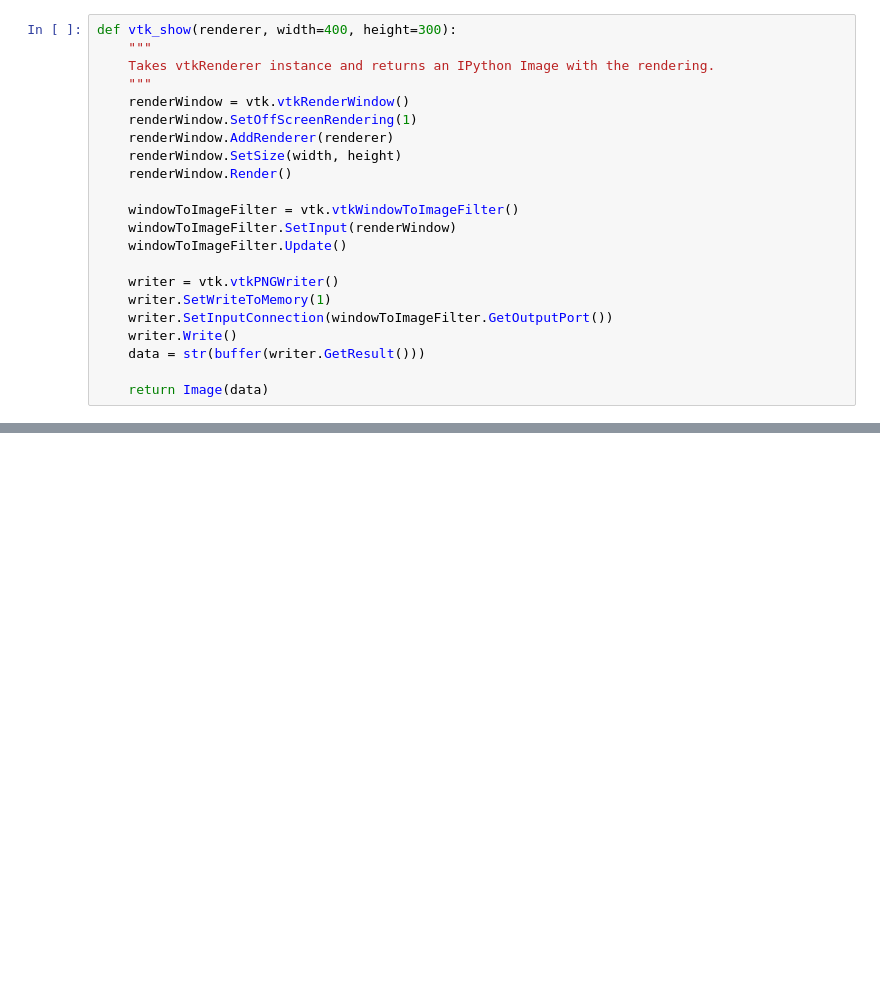
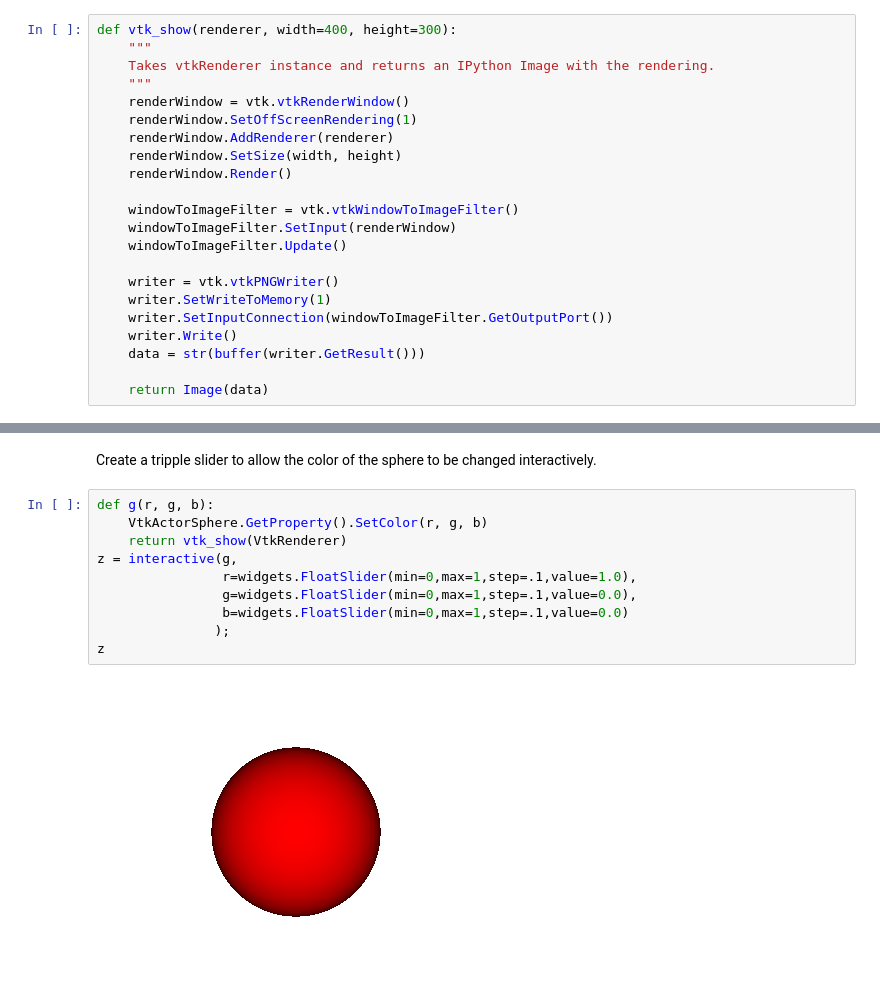
Before and after one commit to jameskress/pythonNotebooks, a Jupyter notebook: VTK in Jupyter - Python2 Kernel.ipynb, the cells around one changed output, grey strips where cells are left out. Drawn from its saved outputs; the diff is of its cells as text; blank space fills up the shorter version.

```diff
--- a/VTK in Jupyter - Python2 Kernel.ipynb
+++ b/VTK in Jupyter - Python2 Kernel.ipynb
@@ -46,0 +68,14 @@ vtk_show(VtkRenderer)
+# %% [markdown]
+Create a tripple slider to allow the color of the sphere to be changed interactively.
+# %%
+def g(r, g, b):
+    VtkActorSphere.GetProperty().SetColor(r, g, b)
+    return vtk_show(VtkRenderer)
+z = interactive(g,
+                r=widgets.FloatSlider(min=0,max=1,step=.1,value=1.0),
+                g=widgets.FloatSlider(min=0,max=1,step=.1,value=0.0),
+                b=widgets.FloatSlider(min=0,max=1,step=.1,value=0.0)
+               );
+z
+# %% [output]
+[figure, added]
```
Also changed, not shown: parts of 13 cells of this notebook, 2 other files.
